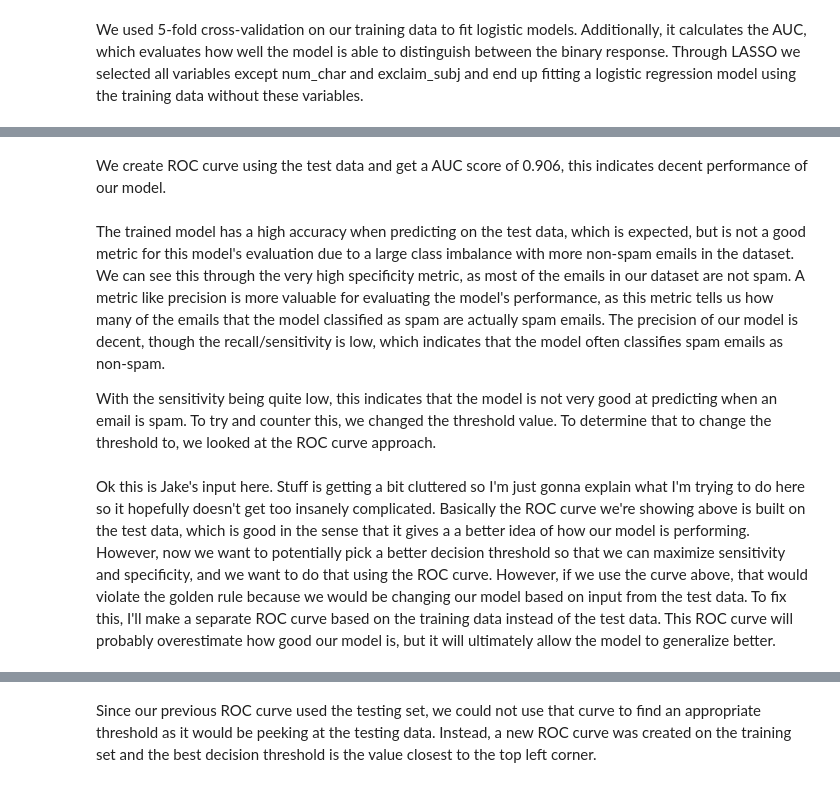
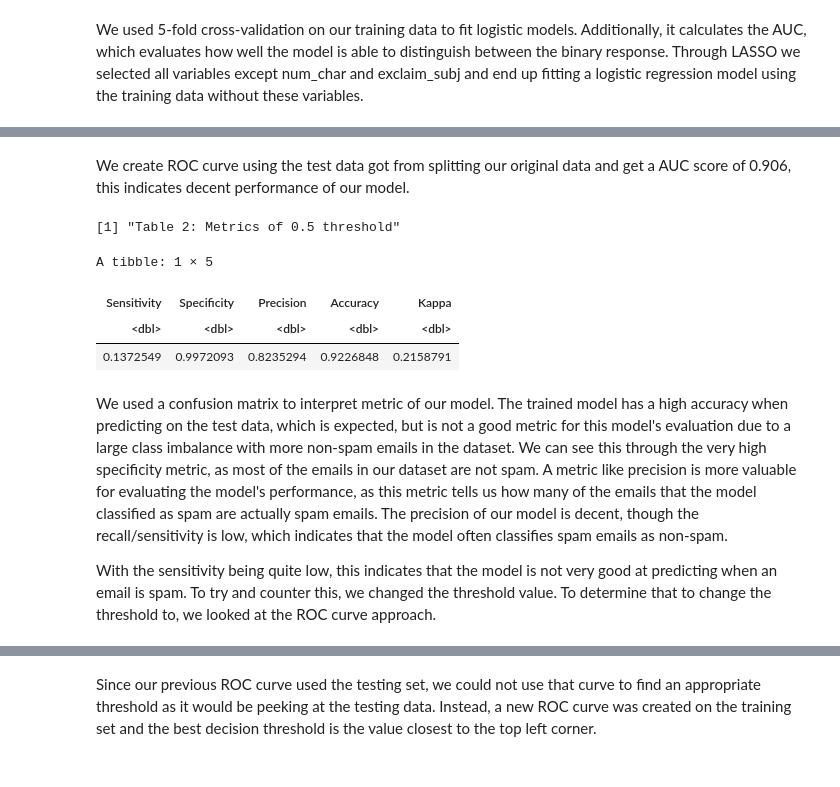
Before and after one commit to yukihuang7777/STAT301_final_project, a Jupyter notebook: Final Project.ipynb, the cells around one changed output, grey strips where cells are left out. Cells and saved outputs as stored; diff of their text form; code cells hidden in the pictures.

```diff
--- a/Final Project.ipynb
+++ b/Final Project.ipynb
@@ -213,33 +267,37 @@ roc_glm_new$auc
 # %% [markdown]
-We create ROC curve using the test data and get a AUC score of 0.906, this indicates decent performance of our model.
+We create ROC curve using the test data got from splitting our original data and get a AUC score of 0.906, this indicates decent performance of our model.
 # %%
 # Main developer: Stephen Hong
 # code adapted from worksheet 10
 email_pred_class <-
-  round(predict(email_model, email_testing, type = "response"), 0)
+  round(predict(chosen_model, email_testing, type = "response"), 0)
 
 email_confusion_matrix <-
     confusionMatrix(
     data = as.factor(email_pred_class),
     reference = as.factor(email_testing$spam),
     positive = "1"
 )
 
 # store confusion matrix metrics in a table
 conf_mat_stats <- tibble(Sensitivity = c(email_confusion_matrix$byClass["Sensitivity"]),
                          Specificity = c(email_confusion_matrix$byClass["Specificity"]),
                          Precision = c(email_confusion_matrix$byClass["Precision"]),
                          Accuracy = c(email_confusion_matrix$overall["Accuracy"]),
                          Kappa = c(email_confusion_matrix$overall["Kappa"]))
 
-#print("Table...........")
+print("Table 2: Metrics of 0.5 threshold")
 conf_mat_stats
+# %% [output]
+[1] "Table 2: Metrics of 0.5 threshold"
+A tibble: 1 × 5
+| Sensitivity | Specificity | Precision | Accuracy | Kappa |
+| <dbl> | <dbl> | <dbl> | <dbl> | <dbl> |
+| 0.1372549 | 0.9972093 | 0.8235294 | 0.9226848 | 0.2158791 |
 # %% [markdown]
-The trained model has a high accuracy when predicting on the test data, which is expected, but is not a good metric for this model's evaluation due to a large class imbalance with more non-spam emails in the dataset. We can see this through the very high specificity metric, as most of the emails in our dataset are not spam. A metric like precision is more valuable for evaluating the model's performance, as this metric tells us how many of the emails that the model classified as spam are actually spam emails. The precision of our model is decent, though the recall/sensitivity is low, which indicates that the model often classifies spam emails as non-spam.
+We used a confusion matrix to interpret metric of our model. The trained model has a high accuracy when predicting on the test data, which is expected, but is not a good metric for this model's evaluation due to a large class imbalance with more non-spam emails in the dataset. We can see this through the very high specificity metric, as most of the emails in our dataset are not spam. A metric like precision is more valuable for evaluating the model's performance, as this metric tells us how many of the emails that the model classified as spam are actually spam emails. The precision of our model is decent, though the recall/sensitivity is low, which indicates that the model often classifies spam emails as non-spam.
 
 With the sensitivity being quite low, this indicates that the model is not very good at predicting when an email is spam. To try and counter this, we changed the threshold value. To determine that to change the threshold to, we looked at the ROC curve approach.
-# %% [markdown]
-Ok this is Jake's input here. Stuff is getting a bit cluttered so I'm just gonna explain what I'm trying to do here so it hopefully doesn't get too insanely complicated. Basically the ROC curve we're showing above is built on the test data, which is good in the sense that it gives a a better idea of how our model is performing. However, now we want to potentially pick a better decision threshold so that we can maximize sensitivity and specificity, and we want to do that using the ROC curve. However, if we use the curve above, that would violate the golden rule because we would be changing our model based on input from the test data. To fix this, I'll make a separate ROC curve based on the training data instead of the test data. This ROC curve will probably overestimate how good our model is, but it will ultimately allow the model to generalize better.
 # %%
 # main developer: Jake Andersen-Lum
 
```
Also changed, not shown: parts of 15 cells of this notebook.
